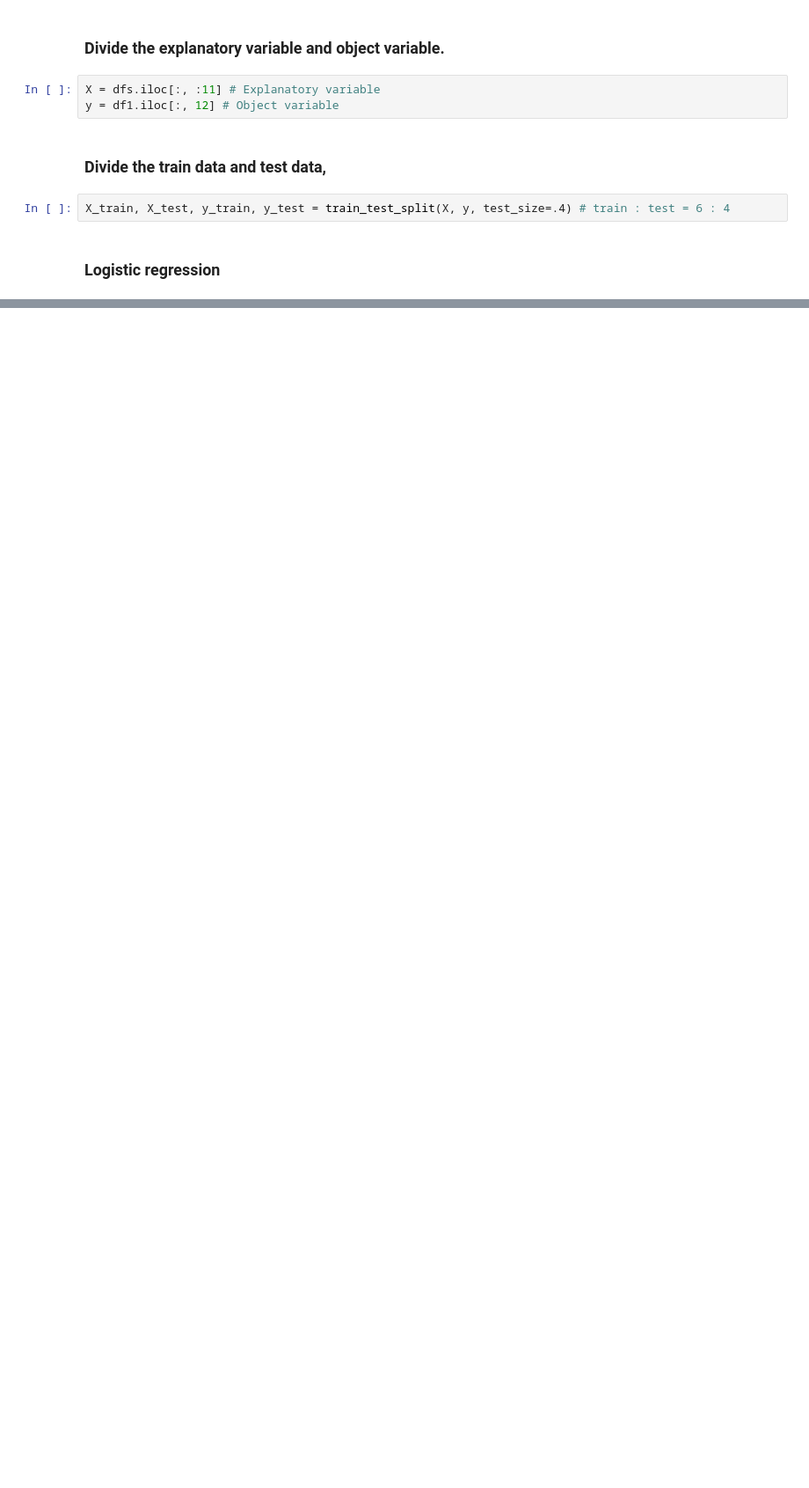
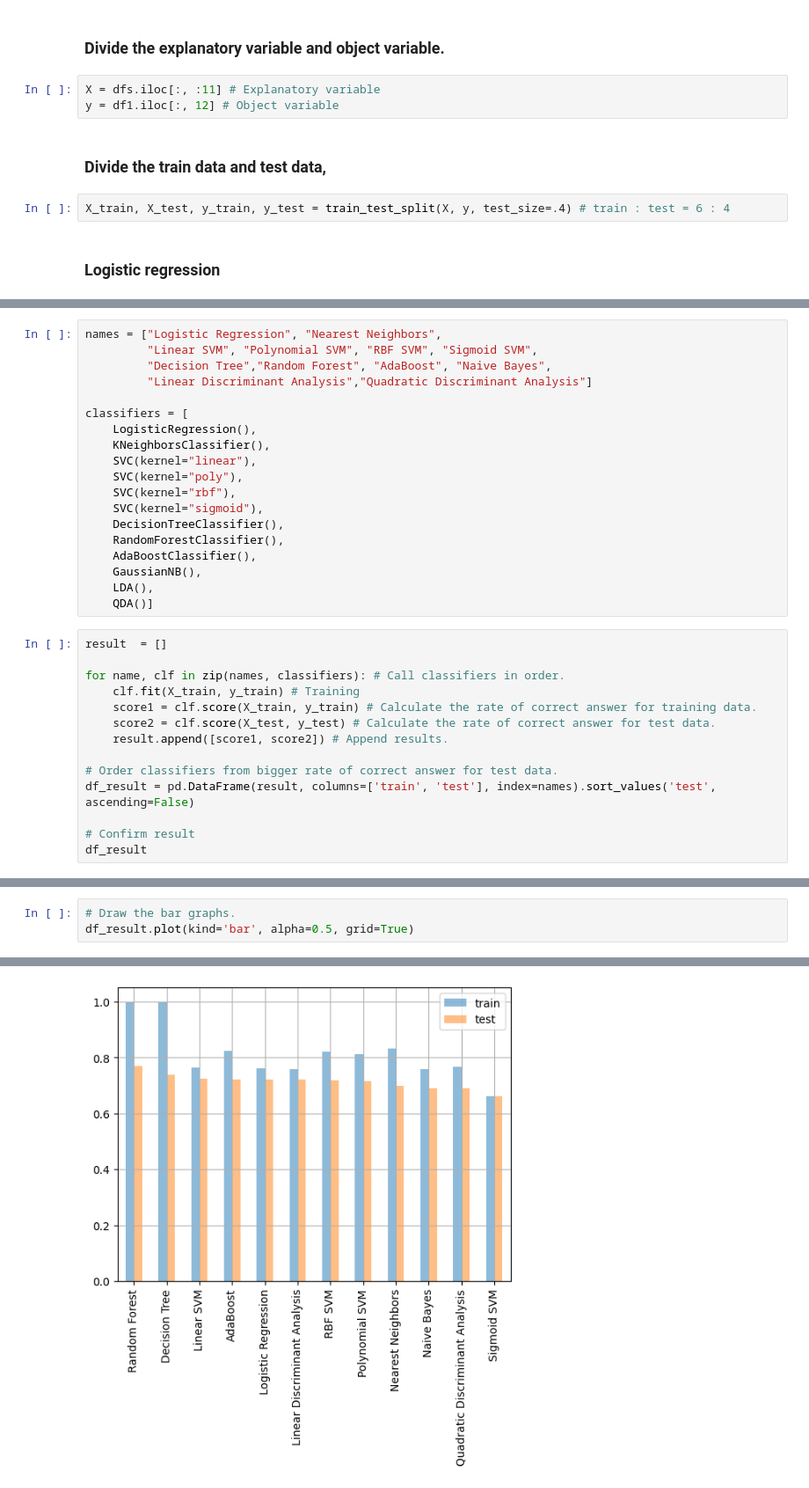
Before and after one commit to mae-commits/Statistics_study, a Jupyter notebook: Binary_classification.ipynb, the cells around one changed output, grey strips where cells are left out. Shown at 88% size. Drawn from its saved outputs; the diff is of its cells as text; blank space fills up the shorter version.

Commit message:
Binary classification append ver

```diff
--- a/Binary_classification.ipynb
+++ b/Binary_classification.ipynb
@@ -181,0 +186,33 @@ pd.DataFrame(confusion_matrix(y_predict, y_test), index=['predicted 0', 'predict
+# %%
+names = ["Logistic Regression", "Nearest Neighbors",
+         "Linear SVM", "Polynomial SVM", "RBF SVM", "Sigmoid SVM",
+         "Decision Tree","Random Forest", "AdaBoost", "Naive Bayes",
+         "Linear Discriminant Analysis","Quadratic Discriminant Analysis"]
+
+classifiers = [
+    LogisticRegression(),
+    KNeighborsClassifier(),
+    SVC(kernel="linear"),
+    SVC(kernel="poly"),
+    SVC(kernel="rbf"),
+    SVC(kernel="sigmoid"),
+    DecisionTreeClassifier(),
+    RandomForestClassifier(),
+    AdaBoostClassifier(),
+    GaussianNB(),
+    LDA(),
+    QDA()]
+# %%
+result  = []
+
+for name, clf in zip(names, classifiers): # Call classifiers in order.
+    clf.fit(X_train, y_train) # Training
+    score1 = clf.score(X_train, y_train) # Calculate the rate of correct answer for training data.
+    score2 = clf.score(X_test, y_test) # Calculate the rate of correct answer for test data.
+    result.append([score1, score2]) # Append results.
+
+# Order classifiers from bigger rate of correct answer for test data.
+df_result = pd.DataFrame(result, columns=['train', 'test'], index=names).sort_values('test', ascending=False)
+
+# Confirm result
+df_result
@@ -181,0 +233,4 @@ pd.DataFrame(confusion_matrix(y_predict, y_test), index=['predicted 0', 'predict
+# %%
+# Draw the bar graphs.
+df_result.plot(kind='bar', alpha=0.5, grid=True)
+# %% [output]
@@ -181,0 +238 @@ pd.DataFrame(confusion_matrix(y_predict, y_test), index=['predicted 0', 'predict
+[figure, added]
```
Also changed, not shown: parts of 11 cells of this notebook.
